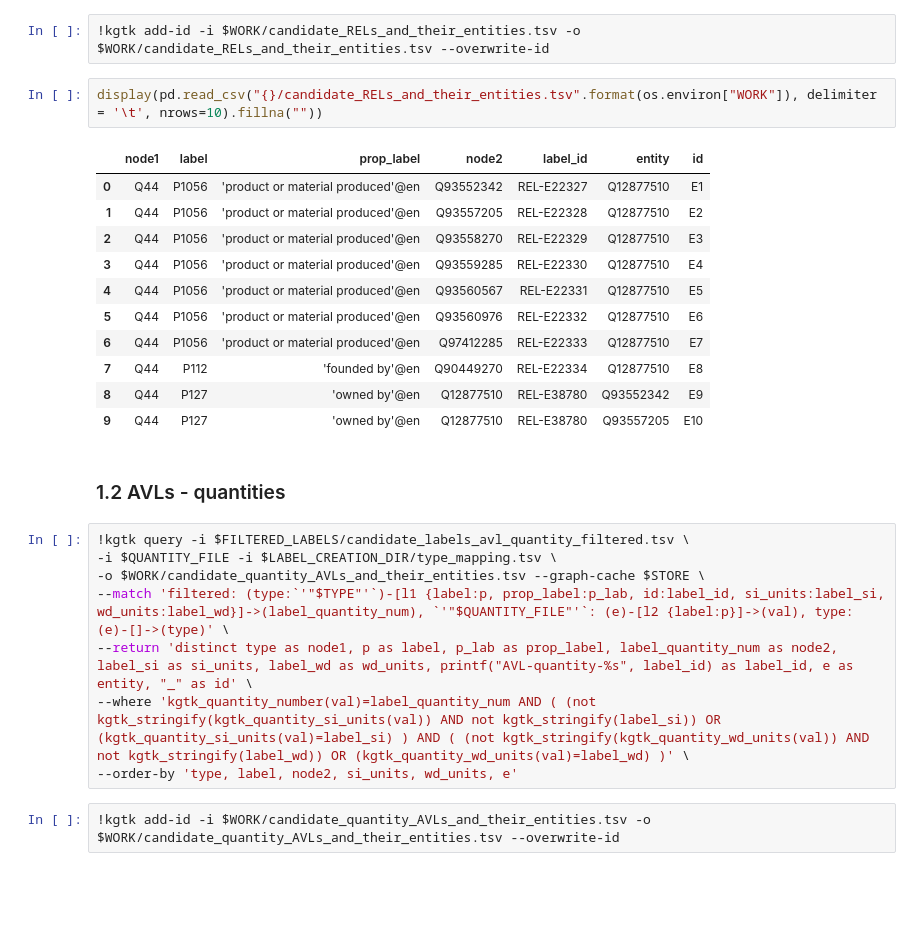
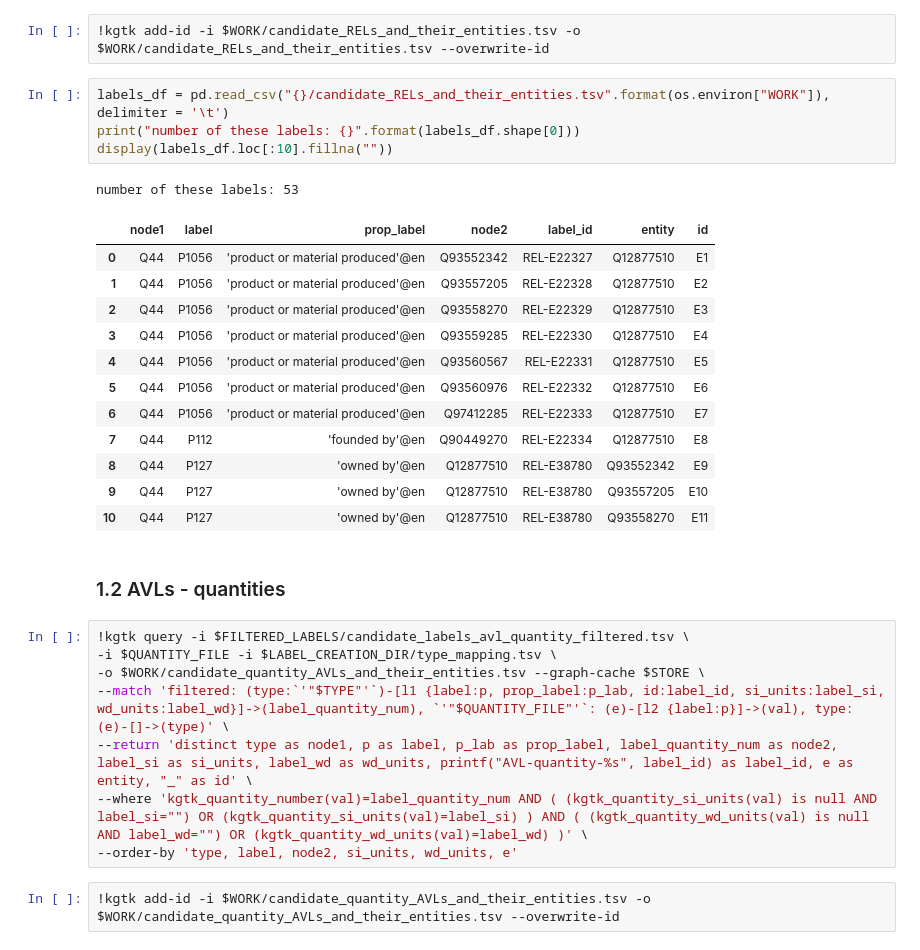
Before and after one commit to nicklein/kgtk, a Jupyter notebook: entity_profiling/select_final_label_set.ipynb, the cells around one changed output. Saved outputs shown, nothing was run; the diff lists cells and outputs as text; blank space fills up the shorter version.

```diff
--- a/entity_profiling/select_final_label_set.ipynb
+++ b/entity_profiling/select_final_label_set.ipynb
@@ -97,19 +97,23 @@ Also, we need each label to have a unique identifier. We'll add a column for thi
 # %%
 !kgtk add-id -i $WORK/candidate_RELs_and_their_entities.tsv -o $WORK/candidate_RELs_and_their_entities.tsv --overwrite-id
 # %%
-display(pd.read_csv("{}/candidate_RELs_and_their_entities.tsv".format(os.environ["WORK"]), delimiter = '\t', nrows=10).fillna(""))
+labels_df = pd.read_csv("{}/candidate_RELs_and_their_entities.tsv".format(os.environ["WORK"]), delimiter = '\t')
+print("number of these labels: {}".format(labels_df.shape[0]))
+display(labels_df.loc[:10].fillna(""))
 # %% [output]
+number of these labels: 53
 |  | node1 | label | prop_label | node2 | label_id | entity | id |
 | 0 | Q44 | P1056 | 'product or material produced'@en | Q93552342 | REL-E22327 | Q12877510 | E1 |
 | 1 | Q44 | P1056 | 'product or material produced'@en | Q93557205 | REL-E22328 | Q12877510 | E2 |
 | 2 | Q44 | P1056 | 'product or material produced'@en | Q93558270 | REL-E22329 | Q12877510 | E3 |
 | 3 | Q44 | P1056 | 'product or material produced'@en | Q93559285 | REL-E22330 | Q12877510 | E4 |
 | 4 | Q44 | P1056 | 'product or material produced'@en | Q93560567 | REL-E22331 | Q12877510 | E5 |
 | 5 | Q44 | P1056 | 'product or material produced'@en | Q93560976 | REL-E22332 | Q12877510 | E6 |
 | 6 | Q44 | P1056 | 'product or material produced'@en | Q97412285 | REL-E22333 | Q12877510 | E7 |
 | 7 | Q44 | P112 | 'founded by'@en | Q90449270 | REL-E22334 | Q12877510 | E8 |
 | 8 | Q44 | P127 | 'owned by'@en | Q12877510 | REL-E38780 | Q93552342 | E9 |
 | 9 | Q44 | P127 | 'owned by'@en | Q12877510 | REL-E38780 | Q93557205 | E10 |
+| 10 | Q44 | P127 | 'owned by'@en | Q12877510 | REL-E38780 | Q93558270 | E11 |
 # %% [markdown]
 ### 1.2 AVLs - quantities
 # %%
@@ -118,7 +122,7 @@ display(pd.read_csv("{}/candidate_RELs_and_their_entities.tsv".format(os.environ
 -o $WORK/candidate_quantity_AVLs_and_their_entities.tsv --graph-cache $STORE \
 --match 'filtered: (type:`'"$TYPE"'`)-[l1 {label:p, prop_label:p_lab, id:label_id, si_units:label_si, wd_units:label_wd}]->(label_quantity_num), `'"$QUANTITY_FILE"'`: (e)-[l2 {label:p}]->(val), type: (e)-[]->(type)' \
 --return 'distinct type as node1, p as label, p_lab as prop_label, label_quantity_num as node2, label_si as si_units, label_wd as wd_units, printf("AVL-quantity-%s", label_id) as label_id, e as entity, "_" as id' \
---where 'kgtk_quantity_number(val)=label_quantity_num AND ( (not kgtk_stringify(kgtk_quantity_si_units(val)) AND not kgtk_stringify(label_si)) OR (kgtk_quantity_si_units(val)=label_si) ) AND ( (not kgtk_stringify(kgtk_quantity_wd_units(val)) AND not kgtk_stringify(label_wd)) OR (kgtk_quantity_wd_units(val)=label_wd) )' \
+--where 'kgtk_quantity_number(val)=label_quantity_num AND ( (kgtk_quantity_si_units(val) is null AND label_si="") OR (kgtk_quantity_si_units(val)=label_si) ) AND ( (kgtk_quantity_wd_units(val) is null AND label_wd="") OR (kgtk_quantity_wd_units(val)=label_wd) )' \
 --order-by 'type, label, node2, si_units, wd_units, e'
 # %%
 !kgtk add-id -i $WORK/candidate_quantity_AVLs_and_their_entities.tsv -o $WORK/candidate_quantity_AVLs_and_their_entities.tsv --overwrite-id
```
Also changed, not shown: parts of 17 cells of this notebook, 1 other file.
